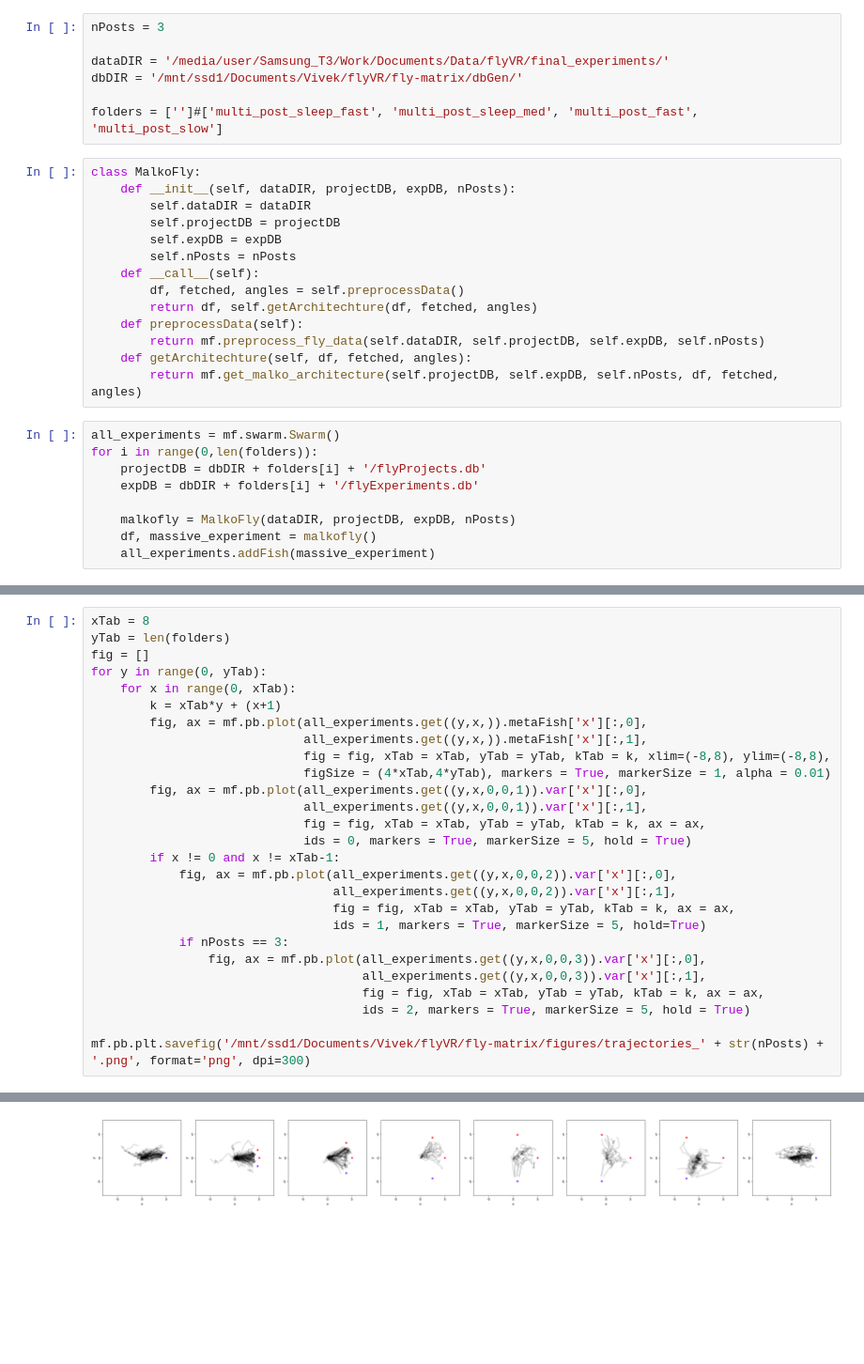
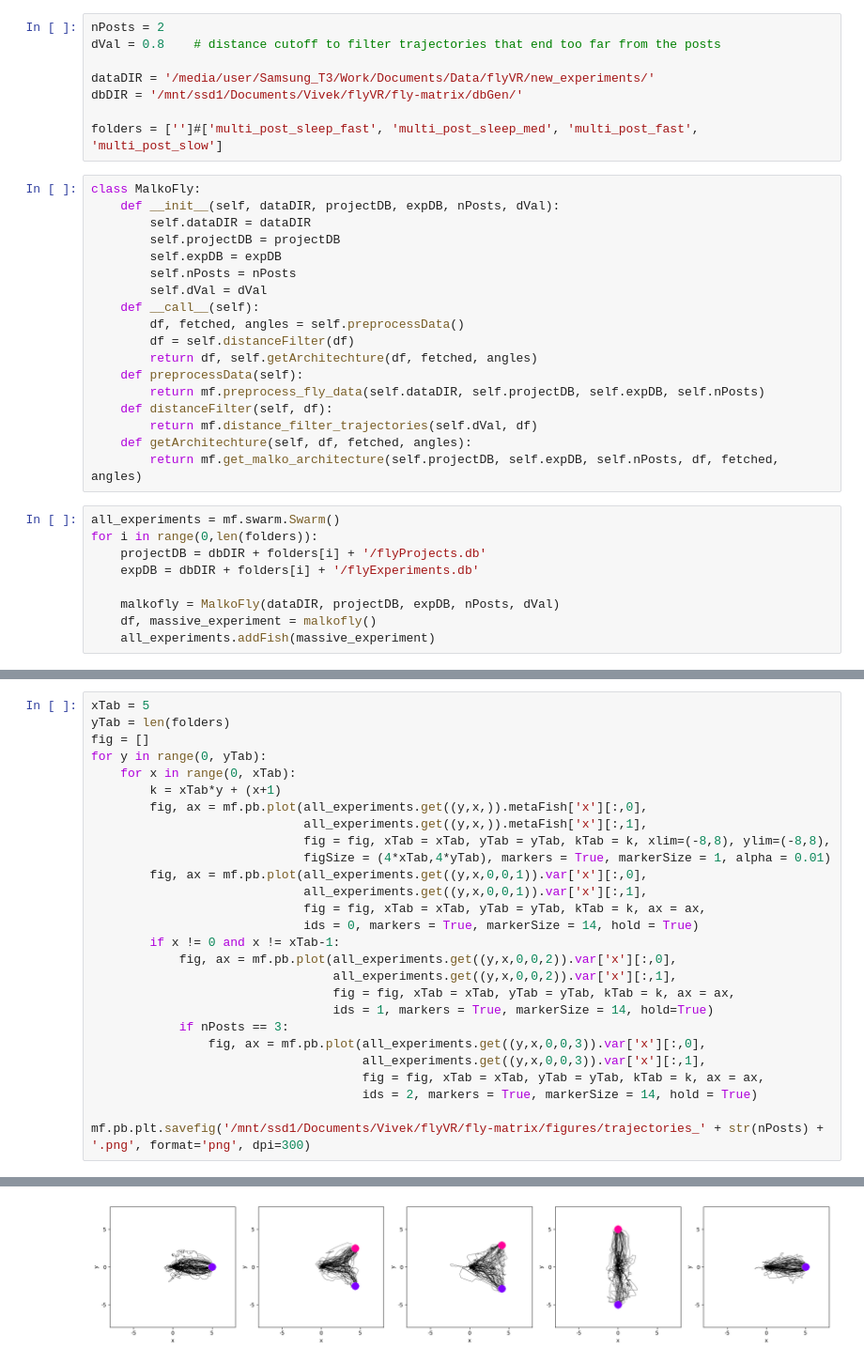
Before and after one commit to RnoB/fly-matrix, a Jupyter notebook: MalkoFly.ipynb, the cells around one changed output, grey strips where cells are left out. Shown at 94% size. Drawn from its saved outputs; the diff is of its cells as text; blank space fills up the shorter version.

Commit message:
data subsetting

```diff
--- a/MalkoFly.ipynb
+++ b/MalkoFly.ipynb
@@ -5,24 +6,29 @@ import malko_fly as mf
 mf.pb.cMapNotSym = mf.pb.plt.cm.viridis_r
 mf.pb.cMapSym = mf.pb.plt.cm.PuOr_r
 # %%
-nPosts = 3
+nPosts = 2
+dVal = 0.8    # distance cutoff to filter trajectories that end too far from the posts
 
-dataDIR = '/media/user/Samsung_T3/Work/Documents/Data/flyVR/final_experiments/'
+dataDIR = '/media/user/Samsung_T3/Work/Documents/Data/flyVR/new_experiments/'
 dbDIR = '/mnt/ssd1/Documents/Vivek/flyVR/fly-matrix/dbGen/'
 
 folders = ['']#['multi_post_sleep_fast', 'multi_post_sleep_med', 'multi_post_fast', 'multi_post_slow']
 # %%
 class MalkoFly:
-    def __init__(self, dataDIR, projectDB, expDB, nPosts):
+    def __init__(self, dataDIR, projectDB, expDB, nPosts, dVal):
         self.dataDIR = dataDIR
         self.projectDB = projectDB
         self.expDB = expDB
         self.nPosts = nPosts
+        self.dVal = dVal
     def __call__(self):
         df, fetched, angles = self.preprocessData()
+        df = self.distanceFilter(df)
         return df, self.getArchitechture(df, fetched, angles)
     def preprocessData(self):
         return mf.preprocess_fly_data(self.dataDIR, self.projectDB, self.expDB, self.nPosts)
+    def distanceFilter(self, df):
+        return mf.distance_filter_trajectories(self.dVal, df)
     def getArchitechture(self, df, fetched, angles):
         return mf.get_malko_architecture(self.projectDB, self.expDB, self.nPosts, df, fetched, angles)
 # %%
@@ -31,7 +37,7 @@ for i in range(0,len(folders)):
     projectDB = dbDIR + folders[i] + '/flyProjects.db'
     expDB = dbDIR + folders[i] + '/flyExperiments.db'
 
-    malkofly = MalkoFly(dataDIR, projectDB, expDB, nPosts)
+    malkofly = MalkoFly(dataDIR, projectDB, expDB, nPosts, dVal)
     df, massive_experiment = malkofly()
     all_experiments.addFish(massive_experiment)
 # %% [output]
@@ -40,33 +46,33 @@ fetched : [('daed18f8-cd3d-4afe-a8f6-3db3a7368aad',), ('5f589062-3efe-4372-a371-
 # %%
-xTab = 8
+xTab = 5
 yTab = len(folders)
 fig = []
 for y in range(0, yTab):
     for x in range(0, xTab):
         k = xTab*y + (x+1)
         fig, ax = mf.pb.plot(all_experiments.get((y,x,)).metaFish['x'][:,0],
                              all_experiments.get((y,x,)).metaFish['x'][:,1],
                              fig = fig, xTab = xTab, yTab = yTab, kTab = k, xlim=(-8,8), ylim=(-8,8),
                              figSize = (4*xTab,4*yTab), markers = True, markerSize = 1, alpha = 0.01)
         fig, ax = mf.pb.plot(all_experiments.get((y,x,0,0,1)).var['x'][:,0],
                              all_experiments.get((y,x,0,0,1)).var['x'][:,1],
                              fig = fig, xTab = xTab, yTab = yTab, kTab = k, ax = ax,
-                             ids = 0, markers = True, markerSize = 5, hold = True)
+                             ids = 0, markers = True, markerSize = 14, hold = True)
         if x != 0 and x != xTab-1:
             fig, ax = mf.pb.plot(all_experiments.get((y,x,0,0,2)).var['x'][:,0],
                                  all_experiments.get((y,x,0,0,2)).var['x'][:,1],
                                  fig = fig, xTab = xTab, yTab = yTab, kTab = k, ax = ax,
-                                 ids = 1, markers = True, markerSize = 5, hold=True)
+                                 ids = 1, markers = True, markerSize = 14, hold=True)
             if nPosts == 3:
                 fig, ax = mf.pb.plot(all_experiments.get((y,x,0,0,3)).var['x'][:,0],
                                      all_experiments.get((y,x,0,0,3)).var['x'][:,1],
                                      fig = fig, xTab = xTab, yTab = yTab, kTab = k, ax = ax,
-                                     ids = 2, markers = True, markerSize = 5, hold = True)
+                                     ids = 2, markers = True, markerSize = 14, hold = True)
 
 mf.pb.plt.savefig('/mnt/ssd1/Documents/Vivek/flyVR/fly-matrix/figures/trajectories_' + str(nPosts) + '.png', format='png', dpi=300)
 # %% [output]
  -- Architecture --
-[figure, old version]
+[figure, new version]
 # %%
 xTab = 2
 yTab = len(folders)
```
Also changed, not shown: parts of 10 cells of this notebook, 1 other file.
